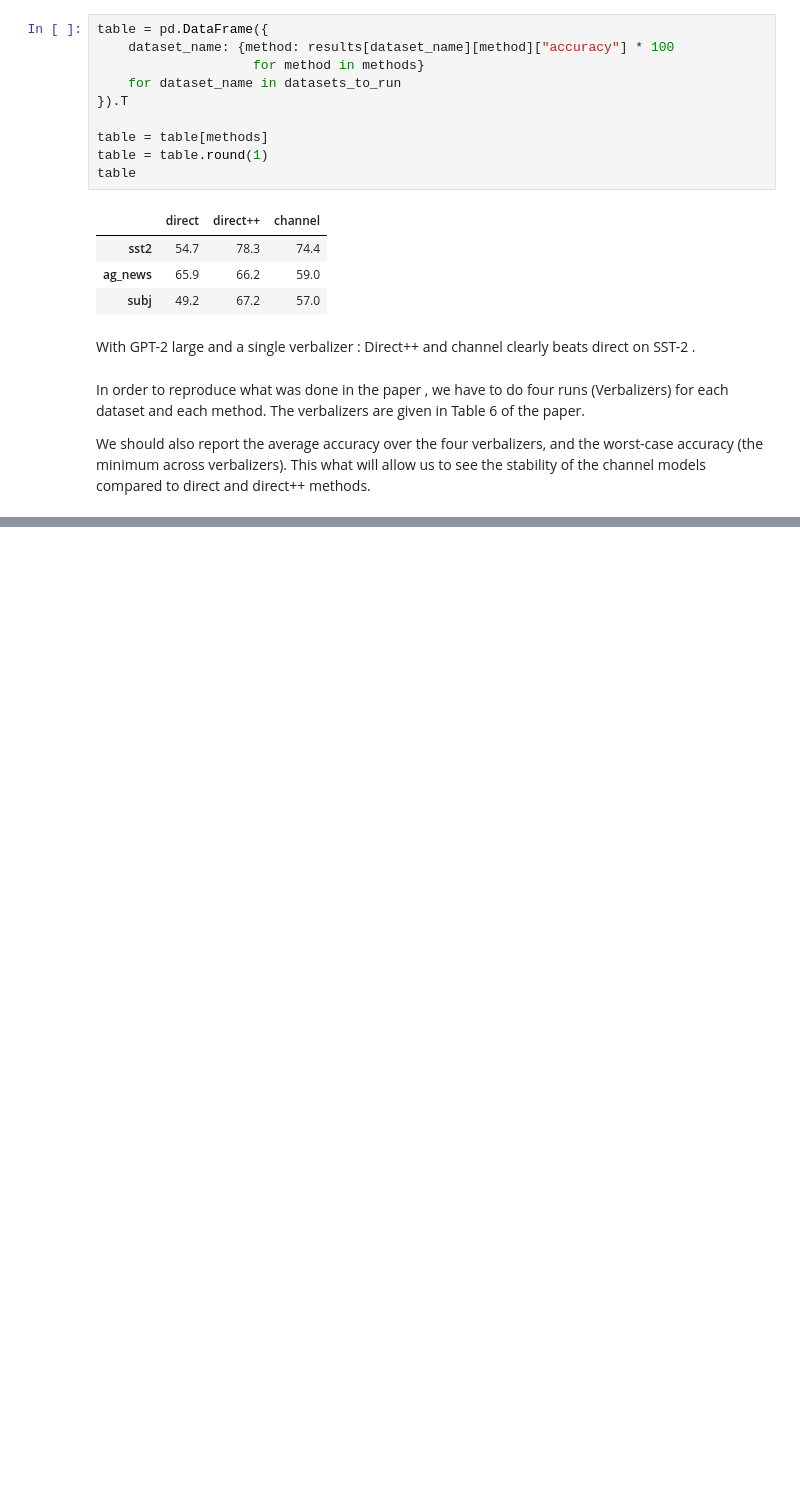
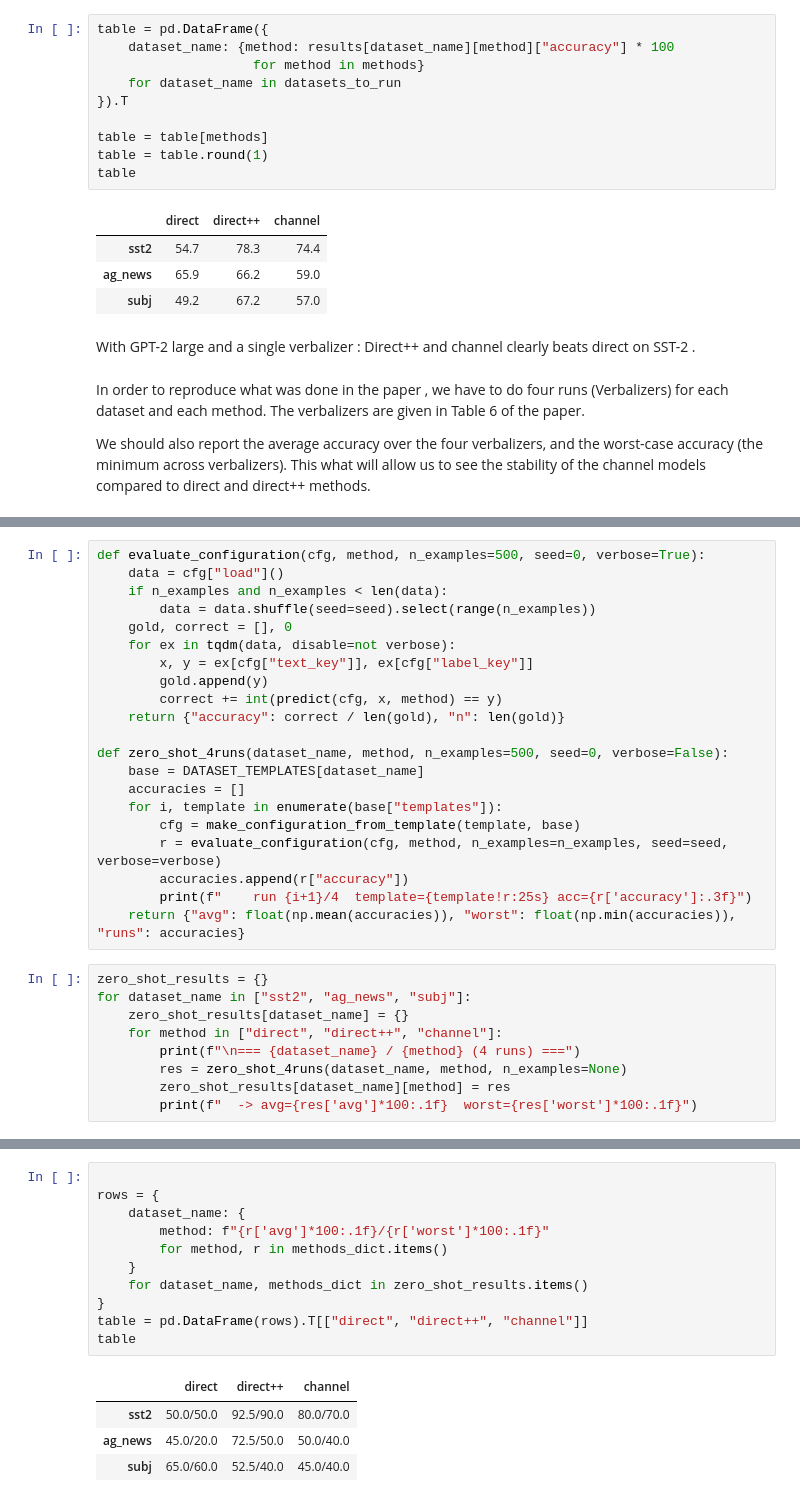
Before and after one commit to inptensib/DATA709B-TP-1, a Jupyter notebook: Lab_Zero-shot_learning_Instructions_Partie1_Rendu.ipynb, the cells around one changed output, grey strips where cells are left out. Saved outputs shown, nothing was run; the diff lists cells and outputs as text; blank space fills up the shorter version.

```diff
--- a/Lab_Zero-shot_learning_Instructions_Partie1_Rendu.ipynb
+++ b/Lab_Zero-shot_learning_Instructions_Partie1_Rendu.ipynb
@@ -372,0 +410,30 @@ We should also report the average accuracy over the four verbalizers, and the wo
+# %%
+def evaluate_configuration(cfg, method, n_examples=500, seed=0, verbose=True):
+    data = cfg["load"]()
+    if n_examples and n_examples < len(data):
+        data = data.shuffle(seed=seed).select(range(n_examples))
+    gold, correct = [], 0
+    for ex in tqdm(data, disable=not verbose):
+        x, y = ex[cfg["text_key"]], ex[cfg["label_key"]]
+        gold.append(y)
+        correct += int(predict(cfg, x, method) == y)
+    return {"accuracy": correct / len(gold), "n": len(gold)}
+
+def zero_shot_4runs(dataset_name, method, n_examples=500, seed=0, verbose=False):
+    base = DATASET_TEMPLATES[dataset_name]
+    accuracies = []
+    for i, template in enumerate(base["templates"]):
+        cfg = make_configuration_from_template(template, base)
+        r = evaluate_configuration(cfg, method, n_examples=n_examples, seed=seed, verbose=verbose)
+        accuracies.append(r["accuracy"])
+        print(f"    run {i+1}/4  template={template!r:25s} acc={r['accuracy']:.3f}")
+    return {"avg": float(np.mean(accuracies)), "worst": float(np.min(accuracies)), "runs": accuracies}
+# %%
+zero_shot_results = {}
+for dataset_name in ["sst2", "ag_news", "subj"]:
+    zero_shot_results[dataset_name] = {}
+    for method in ["direct", "direct++", "channel"]:
+        print(f"\n=== {dataset_name} / {method} (4 runs) ===")
+        res = zero_shot_4runs(dataset_name, method, n_examples=None)
+        zero_shot_results[dataset_name][method] = res
+        print(f"  -> avg={res['avg']*100:.1f}  worst={res['worst']*100:.1f}")
@@ -372,0 +449,16 @@ We should also report the average accuracy over the four verbalizers, and the wo
+# %%
+
+rows = {
+    dataset_name: {
+        method: f"{r['avg']*100:.1f}/{r['worst']*100:.1f}"
+        for method, r in methods_dict.items()
+    }
+    for dataset_name, methods_dict in zero_shot_results.items()
+}
+table = pd.DataFrame(rows).T[["direct", "direct++", "channel"]]
+table
+# %% [output]
+|  | direct | direct++ | channel |
+| sst2 | 50.0/50.0 | 92.5/90.0 | 80.0/70.0 |
+| ag_news | 45.0/20.0 | 72.5/50.0 | 50.0/40.0 |
+| subj | 65.0/60.0 | 52.5/40.0 | 45.0/40.0 |
```
Also changed, not shown: parts of 4 cells of this notebook.
